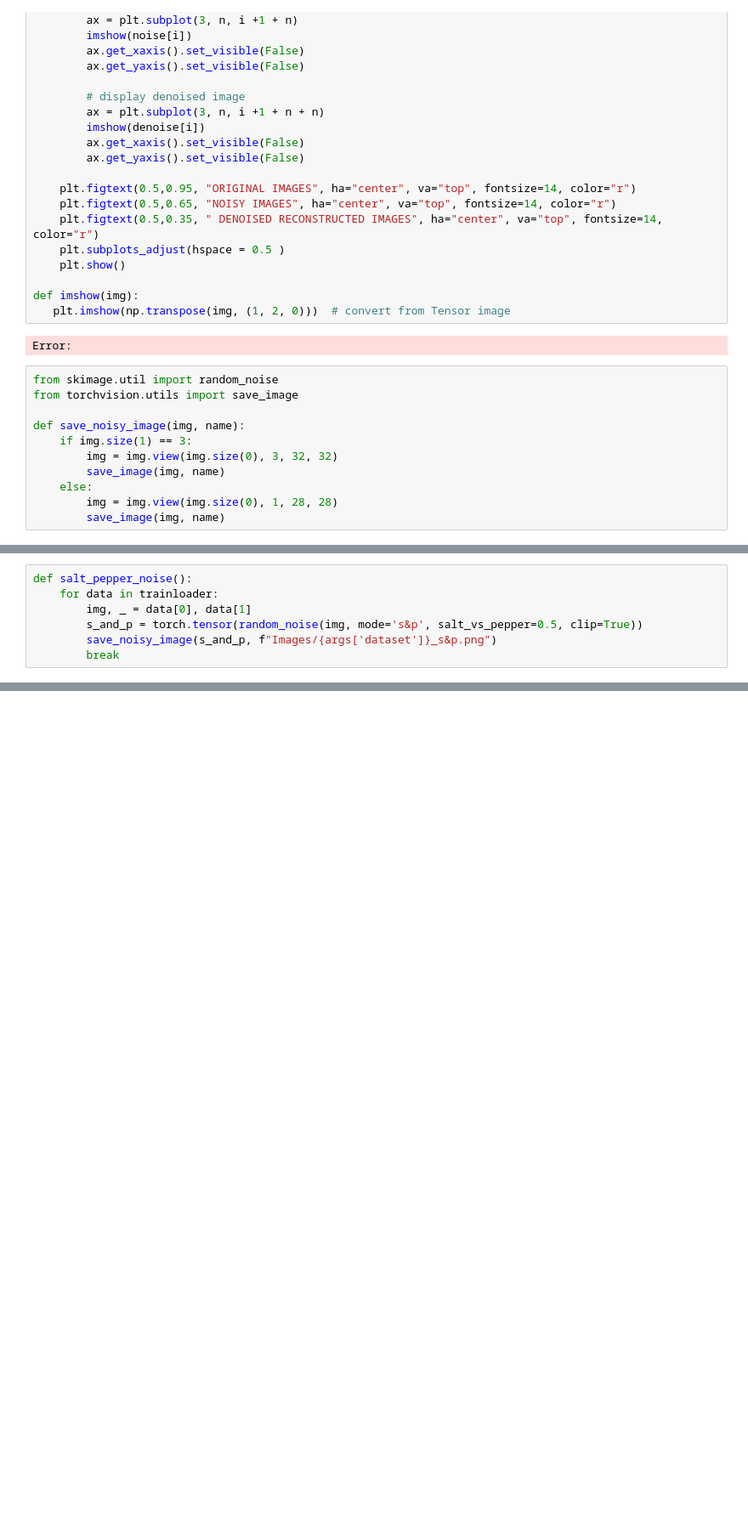
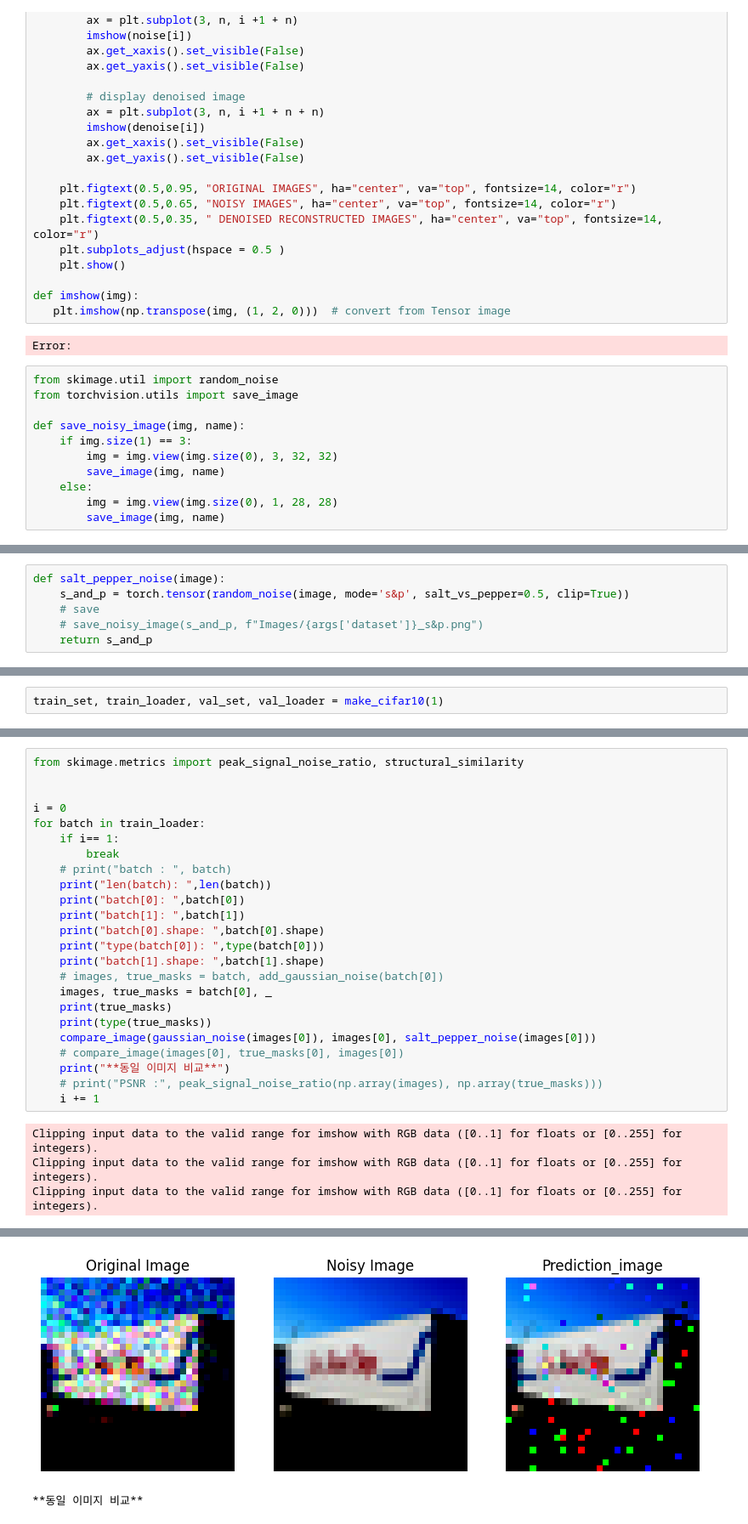
Before and after one commit to djsk721/Pytorch-UNet, a Jupyter notebook: test.ipynb, the cells around one changed output, grey strips where cells are left out. Shown: that part at 85% size. Drawn from its saved outputs; the diff is of its cells as text; blank space fills up the shorter version.

Commit message:
feat: noise, dropout 추가

```diff
--- a/test.ipynb
+++ b/test.ipynb
@@ -243,10 +242,9 @@ def gaussian_noise():
 # %%
-def salt_pepper_noise():
-    for data in trainloader:
-        img, _ = data[0], data[1]
-        s_and_p = torch.tensor(random_noise(img, mode='s&p', salt_vs_pepper=0.5, clip=True))
-        save_noisy_image(s_and_p, f"Images/{args['dataset']}_s&p.png")
-        break
+def salt_pepper_noise(image):
+    s_and_p = torch.tensor(random_noise(image, mode='s&p', salt_vs_pepper=0.5, clip=True))
+    # save
+    # save_noisy_image(s_and_p, f"Images/{args['dataset']}_s&p.png")
+    return s_and_p
 # %%
 import numpy as np
 
@@ -269,0 +265,2 @@ tensor(0.0014, device='cuda:0')
+# %%
+train_set, train_loader, val_set, val_loader = make_cifar10(1)
@@ -269,0 +284,28 @@ tensor(0.0014, device='cuda:0')
+# %%
+from skimage.metrics import peak_signal_noise_ratio, structural_similarity
+
+
+i = 0
+for batch in train_loader:
+    if i== 1:
+        break
+    # print("batch : ", batch)
+    print("len(batch): ",len(batch))
+    print("batch[0]: ",batch[0])
+    print("batch[1]: ",batch[1])
+    print("batch[0].shape: ",batch[0].shape)
+    print("type(batch[0]): ",type(batch[0]))
+    print("batch[1].shape: ",batch[1].shape)
+    # images, true_masks = batch, add_gaussian_noise(batch[0])
+    images, true_masks = batch[0], _
+    print(true_masks)
+    print(type(true_masks))
+    compare_image(gaussian_noise(images[0]), images[0], salt_pepper_noise(images[0]))
+    # compare_image(images[0], true_masks[0], images[0])
+    print("**동일 이미지 비교**")
+    # print("PSNR :", peak_signal_noise_ratio(np.array(images), np.array(true_masks)))
+    i += 1
+# %% [output]
+Clipping input data to the valid range for imshow with RGB data ([0..1] for floats or [0..255] for integers).
+Clipping input data to the valid range for imshow with RGB data ([0..1] for floats or [0..255] for integers).
+Clipping input data to the valid range for imshow with RGB data ([0..1] for floats or [0..255] for integers).
@@ -269,0 +329,2 @@ tensor(0.0014, device='cuda:0')
+[figure, added]
+**동일 이미지 비교**
```
Also changed, not shown: parts of 6 cells of this notebook, 2 other files.
